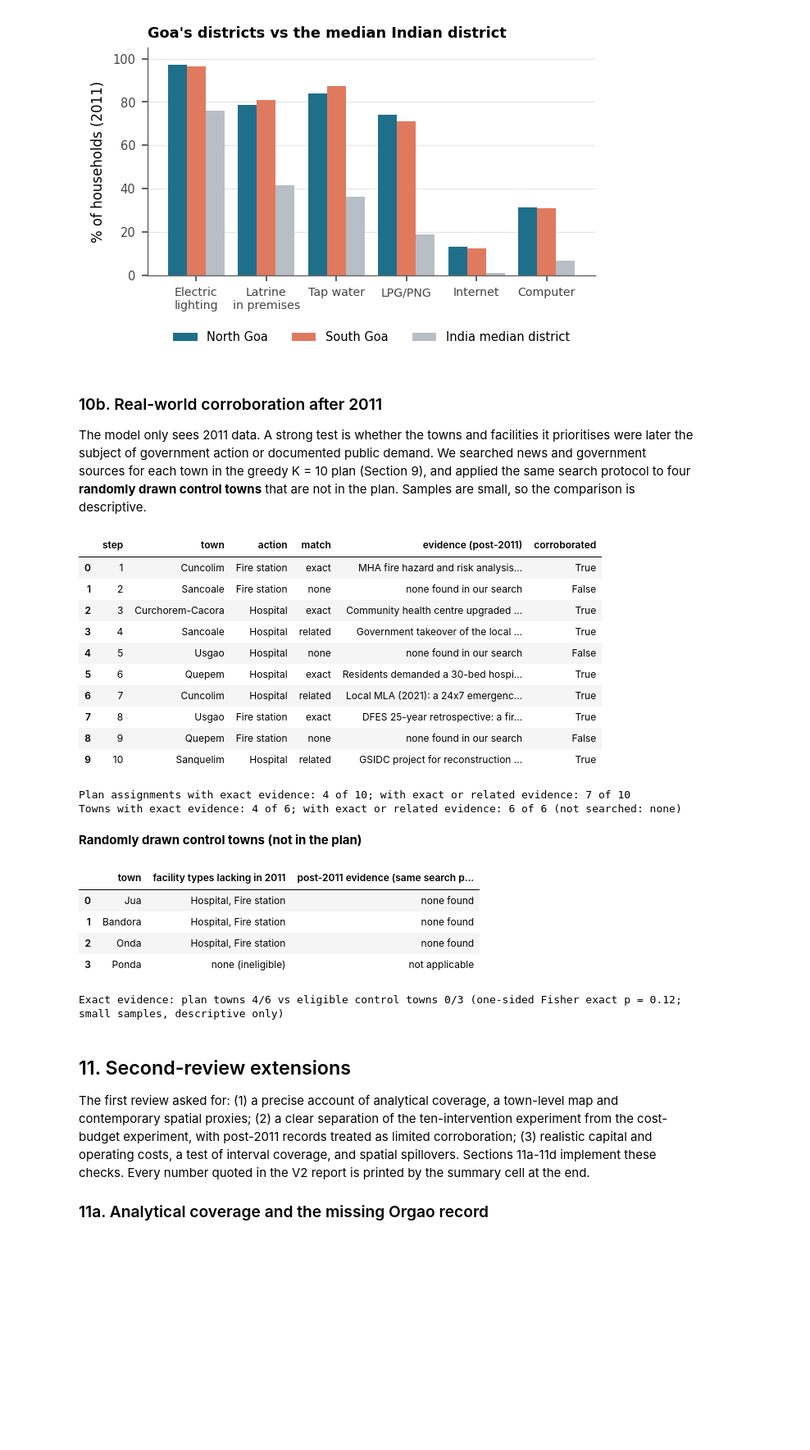
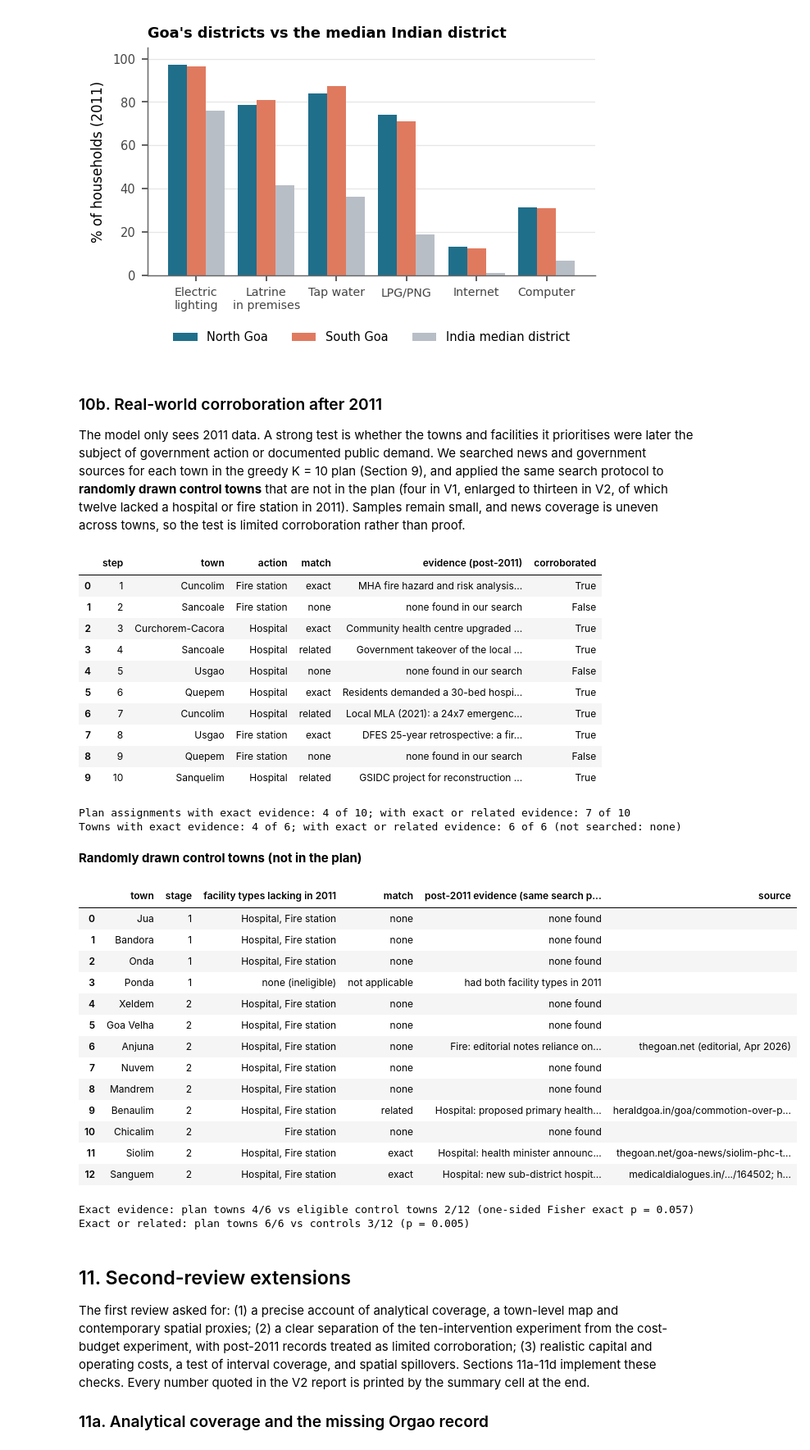
Before and after one commit to Pratikk02/InfraScore-Goa, a Jupyter notebook: InfraScore_Goa_Final.ipynb, the cells around one changed output. Shown at 82% size. Cells and saved outputs as stored; diff of their text form; code cells hidden in the pictures; blank space fills up the shorter version.

```diff
--- a/InfraScore_Goa_Final.ipynb
+++ b/InfraScore_Goa_Final.ipynb
@@ -1412,7 +1412,7 @@ India total households (check vs official 24.67 crore): 24.67 crore
 # %% [markdown]
 ### 10b. Real-world corroboration after 2011
 
-The model only sees 2011 data. A strong test is whether the towns and facilities it prioritises were later the subject of government action or documented public demand. We searched news and government sources for each town in the greedy K = 10 plan (Section 9), and applied the same search protocol to four **randomly drawn control towns** that are not in the plan. Samples are small, so the comparison is descriptive.
+The model only sees 2011 data. A strong test is whether the towns and facilities it prioritises were later the subject of government action or documented public demand. We searched news and government sources for each town in the greedy K = 10 plan (Section 9), and applied the same search protocol to **randomly drawn control towns** that are not in the plan (four in V1, enlarged to thirteen in V2, of which twelve lacked a hospital or fire station in 2011). Samples remain small, and news coverage is uneven across towns, so the test is limited corroboration rather than proof.
 # %%
 # match = "exact" when the evidence concerns the same facility type the plan assigns,
 #         "related" when it concerns a lesser facility of the same kind (e.g. emergency care or a dispensary for a hospital)
@@ -1451,48 +1451,83 @@ print(f"Towns with exact evidence: {len(exact_towns)} of {len(towns_plan)}; with
       f"{len(any_towns)} of {len(towns_plan)} (not searched: {', '.join(sorted(set(towns_plan) - searched)) or 'none'})")
 EVIDENCE.to_csv(OUT / "post2011_evidence.csv", index=False)
 
-# ---- control comparison: four towns drawn at random (seed 42) from towns NOT in the plan.
-# The same search protocol is applied to the hospital / fire station types each town lacked in 2011.
+# ---- control comparison. Stage 1: four towns drawn at random (seed 42) from towns NOT in the plan.
+# Stage 2 (added in V2 to give the test some power): the remaining non-plan towns are shuffled (seed 43) and the
+# first nine that lacked a hospital or a fire station in 2011 are added. Each control is searched with the same
+# protocol as the plan towns ("<town> Goa hospital / health centre", "<town> Goa fire station"; news and
+# government sources) for the facility types it lacked in 2011, and coded with the same exact / related rule.
 pool = sorted(set(R.town) - set(towns_plan))
 controls = list(np.random.default_rng(SEED).choice(pool, 4, replace=False))
-lack = F.set_index("town").loc[controls, ["acc_hospital_km", "acc_fire_km"]] > 0
+lack_all = F.set_index("town")[["acc_hospital_km", "acc_fire_km"]] > 0
+rest = [t for t in pool if t not in controls]
+extra = [t for t in np.random.default_rng(SEED + 1).permutation(rest) if lack_all.loc[t].any()][:9]
+controls = controls + extra
+lack = lack_all.loc[controls]
 CONTROL = pd.DataFrame({
     "town": controls,
+    "stage": [1] * 4 + [2] * len(extra),
     "facility types lacking in 2011": [", ".join(n for n, flag in zip(["Hospital", "Fire station"], row) if flag) or "none (ineligible)"
                                         for row in lack.values],
 })
-CONTROL_FOUND = {"Jua": "none found", "Bandora": "none found", "Onda": "none found", "Ponda": "not applicable"}
-CONTROL["post-2011 evidence (same search protocol)"] = CONTROL.town.map(CONTROL_FOUND).fillna("not searched")
+# (match, evidence, source); towns not listed: nothing found for the facility types they lacked
+CONTROL_FOUND = {
+    "Ponda": ("not applicable", "had both facility types in 2011", ""),
+    "Siolim": ("exact", "Hospital: health minister announced upgrade of the PHC to a community health centre with casualty (Jan 2024)",
+               "thegoan.net/goa-news/siolim-phc-to-be-upgraded-to-chc/108514.html"),
+    "Sanguem": ("exact", "Hospital: new sub-district hospital with dialysis unit to open (Feb 2026); fire: residents' demand for a fire station",
+                "medicaldialogues.in/.../164502; heraldgoa.in/goa/.../173855"),
+    "Benaulim": ("related", "Hospital: proposed primary health centre opposed at a special gram sabha",
+                 "heraldgoa.in/goa/commotion-over-proposed-health-centre-at-benaulim/151356"),
+    "Anjuna": ("none", "Fire: editorial notes reliance on Mapusa station (45 min) but no proposal or demand for a station",
+               "thegoan.net (editorial, Apr 2026)"),
+}
+CONTROL["match"] = [CONTROL_FOUND.get(t, ("none",))[0] for t in CONTROL.town]
+CONTROL["post-2011 evidence (same search protocol)"] = [CONTROL_FOUND.get(t, (None, "none found"))[1] for t in CONTROL.town]
+CONTROL["source"] = [CONTROL_FOUND.get(t, (None, None, ""))[2] for t in CONTROL.town]
 display(Markdown("**Randomly drawn control towns (not in the plan)**")); display(CONTROL)
 eligible = CONTROL[~CONTROL["facility types lacking in 2011"].str.startswith("none")]
-ctrl_hits = (eligible["post-2011 evidence (same search protocol)"] != "none found").sum()
+ctrl_hits = (eligible["match"] == "exact").sum()
+ctrl_any = eligible["match"].isin(["exact", "related"]).sum()
 plan_hits = len(exact_towns)
 from scipy.stats import fisher_exact
 FISHER = fisher_exact([[plan_hits, len(towns_plan) - plan_hits], [ctrl_hits, len(eligible) - ctrl_hits]], alternative="greater")
+FISHER_ANY = fisher_exact([[len(any_towns), len(towns_plan) - len(any_towns)], [ctrl_any, len(eligible) - ctrl_any]], alternative="greater")
 print(f"Exact evidence: plan towns {plan_hits}/{len(towns_plan)} vs eligible control towns {ctrl_hits}/{len(eligible)} "
-      f"(one-sided Fisher exact p = {FISHER.pvalue:.2f}; small samples, descriptive only)")
+      f"(one-sided Fisher exact p = {FISHER.pvalue:.3f})")
+print(f"Exact or related: plan towns {len(any_towns)}/{len(towns_plan)} vs controls {ctrl_any}/{len(eligible)} "
+      f"(p = {FISHER_ANY.pvalue:.3f})")
 CONTROL.to_csv(OUT / "post2011_controls.csv", index=False)
 # %% [output]
 |  | step | town | action | match | evidence (post-2011) | corroborated |
 | 0 | 1 | Cuncolim | Fire station | exact | MHA fire hazard and risk analysis... | True |
 | 1 | 2 | Sancoale | Fire station | none | none found in our search | False |
 | 2 | 3 | Curchorem-Cacora | Hospital | exact | Community health centre upgraded ... | True |
 | 3 | 4 | Sancoale | Hospital | related | Government takeover of the local ... | True |
 | 4 | 5 | Usgao | Hospital | none | none found in our search | False |
 | 5 | 6 | Quepem | Hospital | exact | Residents demanded a 30-bed hospi... | True |
 | 6 | 7 | Cuncolim | Hospital | related | Local MLA (2021): a 24x7 emergenc... | True |
 | 7 | 8 | Usgao | Fire station | exact | DFES 25-year retrospective: a fir... | True |
 | 8 | 9 | Quepem | Fire station | none | none found in our search | False |
 | 9 | 10 | Sanquelim | Hospital | related | GSIDC project for reconstruction ... | True |
 Plan assignments with exact evidence: 4 of 10; with exact or related evidence: 7 of 10
 Towns with exact evidence: 4 of 6; with exact or related evidence: 6 of 6 (not searched: none)
 **Randomly drawn control towns (not in the plan)**
-|  | town | facility types lacking in 2011 | post-2011 evidence (same search p... |
-| 0 | Jua | Hospital, Fire station | none found |
-| 1 | Bandora | Hospital, Fire station | none found |
-| 2 | Onda | Hospital, Fire station | none found |
-| 3 | Ponda | none (ineligible) | not applicable |
+|  | town | stage | facility types lacking in 2011 | match | post-2011 evidence (same search p... | source |
+| 0 | Jua | 1 | Hospital, Fire station | none | none found |  |
+| 1 | Bandora | 1 | Hospital, Fire station | none | none found |  |
+| 2 | Onda | 1 | Hospital, Fire station | none | none found |  |
+| 3 | Ponda | 1 | none (ineligible) | not applicable | had both facility types in 2011 |  |
+| 4 | Xeldem | 2 | Hospital, Fire station | none | none found |  |
+| 5 | Goa Velha | 2 | Hospital, Fire station | none | none found |  |
+| 6 | Anjuna | 2 | Hospital, Fire station | none | Fire: editorial notes reliance on... | thegoan.net (editorial, Apr 2026) |
+| 7 | Nuvem | 2 | Hospital, Fire station | none | none found |  |
+| 8 | Mandrem | 2 | Hospital, Fire station | none | none found |  |
+| 9 | Benaulim | 2 | Hospital, Fire station | related | Hospital: proposed primary health... | heraldgoa.in/goa/commotion-over-p... |
+| 10 | Chicalim | 2 | Fire station | none | none found |  |
+| 11 | Siolim | 2 | Hospital, Fire station | exact | Hospital: health minister announc... | thegoan.net/goa-news/siolim-phc-t... |
+| 12 | Sanguem | 2 | Hospital, Fire station | exact | Hospital: new sub-district hospit... | medicaldialogues.in/.../164502; h... |
-Exact evidence: plan towns 4/6 vs eligible control towns 0/3 (one-sided Fisher exact p = 0.12; small samples, descriptive only)
+Exact evidence: plan towns 4/6 vs eligible control towns 2/12 (one-sided Fisher exact p = 0.057)
+Exact or related: plan towns 6/6 vs controls 3/12 (p = 0.005)
 # %% [markdown]
 ## 11. Second-review extensions
 
```
Also changed, not shown: parts of 15 cells of this notebook, 34 other files.
